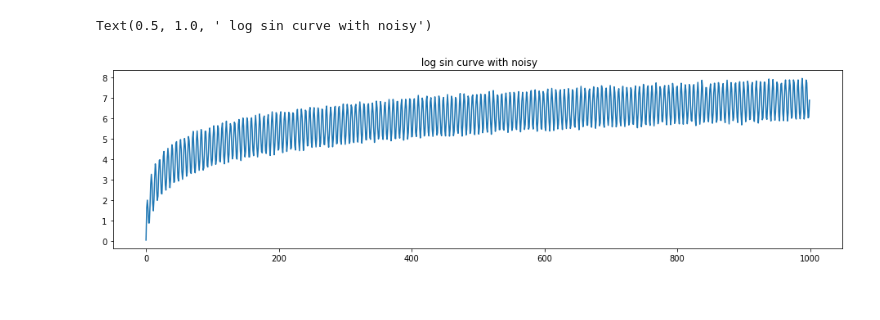
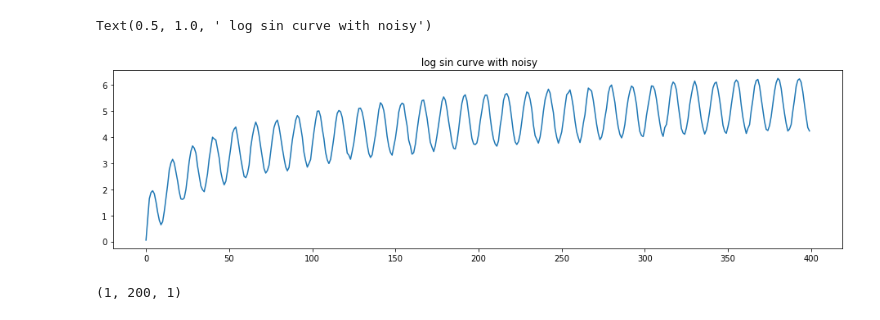
Before and after one commit to Relevation-143/Deep-Time-Series-Prediction, a Jupyter notebook: 1. Basic RNN Seq2Seq Model.ipynb, the cells around one changed output. Drawn from its saved outputs; the diff is of its cells as text; code cells hidden in the pictures.

```diff
--- a/1. Basic RNN Seq2Seq Model.ipynb
+++ b/1. Basic RNN Seq2Seq Model.ipynb
@@ -14,13 +14,13 @@ from torch.optim import Adam
 from torch import nn
 import matplotlib as mpl
 # %%
-SEQ_LEN = 1000
-log_sin = np.sin(np.arange(SEQ_LEN)) + np.log1p(np.arange(SEQ_LEN)) + np.random.normal(0, 0.05, SEQ_LEN)
+x = np.arange(0, 200, 0.5)
+log_sin = np.sin(x) + np.log1p(x) + np.random.normal(0, 0.05, len(x))
 plt.figure(figsize=(16, 4))
 plt.plot(log_sin)
 plt.title(" log sin curve with noisy")
 # %% [output]
 Text(0.5, 1.0, ' log sin curve with noisy')
-[figure, old version]
+[figure, new version]
 # %%
 # normalize
@@ -63,5 +64,9 @@ train_dl = Seq2SeqDataLoader(train_xy, 32, enc_len, dec_len, use_cuda=True, time
 valid_dl = Seq2SeqDataLoader(valid_xy, 32, enc_len, dec_len, use_cuda=True, time_free_space=0, mode='valid', seq_last=False)
 test_dl = Seq2SeqDataLoader(test_xy, 32, enc_len, dec_len, use_cuda=True, mode='eval', seq_last=False)
+# %%
+test_xy.values.shape
+# %% [output]
+(1, 200, 1)
 # %%
 # build model and learner
 
```
Also changed, not shown: parts of 7 cells of this notebook, 17 other files.
